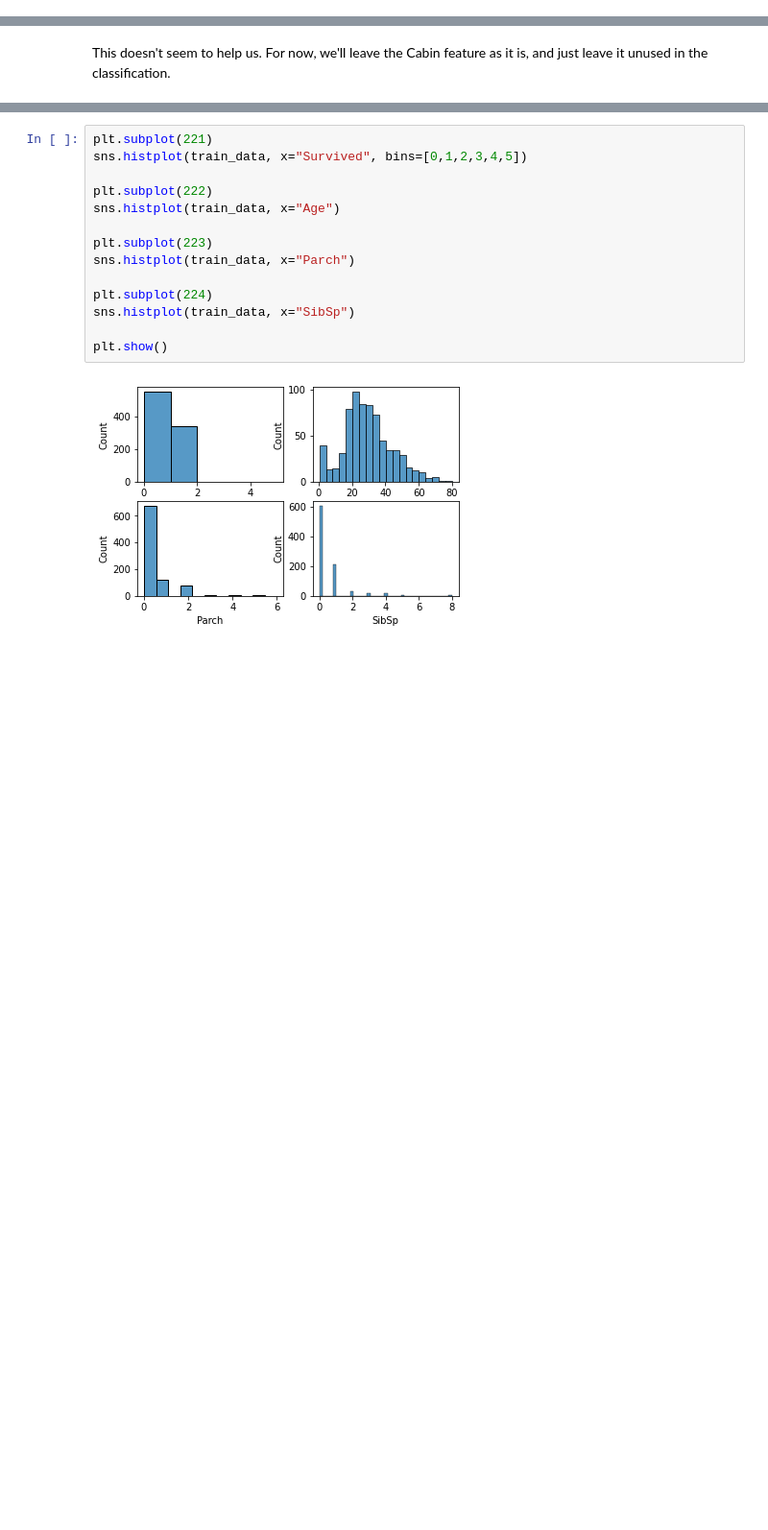
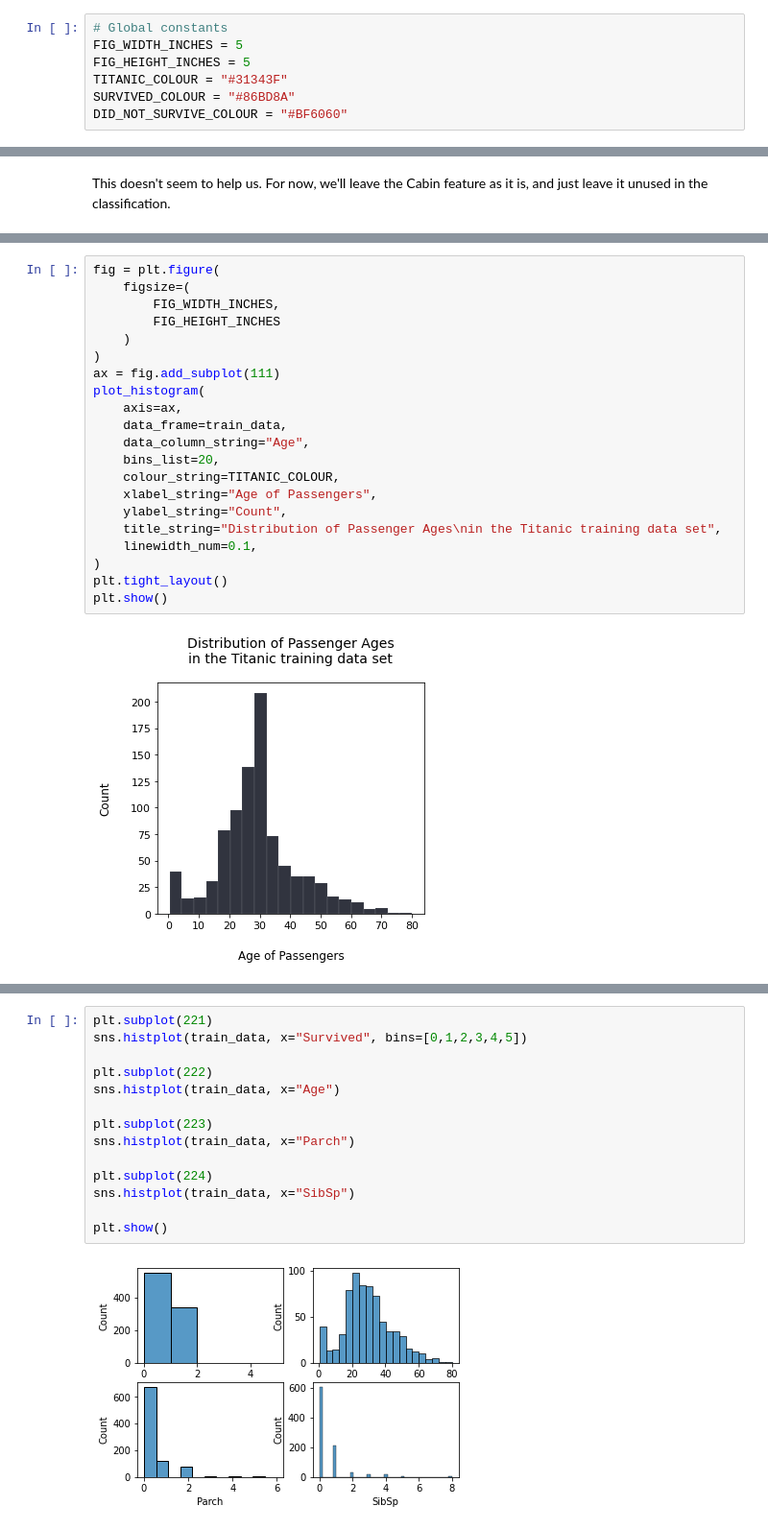
Before and after one commit to pvasudev16/titanic, a Jupyter notebook: titanic.ipynb, the cells around one changed output, grey strips where cells are left out. Shown: that part at 96% size. Drawn from its saved outputs; the diff is of its cells as text; blank space fills up the shorter version.

Commit message:
Add histograms for Age and Pclass to notebook

```diff
--- a/titanic.ipynb
+++ b/titanic.ipynb
@@ -22,3 +23,10 @@ import seaborn as sns #<-- get rid of
+# %%
+# Global constants
+FIG_WIDTH_INCHES = 5
+FIG_HEIGHT_INCHES = 5
+TITANIC_COLOUR = "#31343F"
+SURVIVED_COLOUR = "#86BD8A"
+DID_NOT_SURVIVE_COLOUR = "#BF6060"
 # %%
 # Display options
 
@@ -266,0 +341,23 @@ Age is a continuous variable, so let's make a histogram of it.
+# %%
+fig = plt.figure(
+    figsize=(
+        FIG_WIDTH_INCHES,
+        FIG_HEIGHT_INCHES
+    )
+)
+ax = fig.add_subplot(111)
+plot_histogram(
+    axis=ax,
+    data_frame=train_data,
+    data_column_string="Age",
+    bins_list=20,
+    colour_string=TITANIC_COLOUR,
+    xlabel_string="Age of Passengers",
+    ylabel_string="Count",
+    title_string="Distribution of Passenger Ages\nin the Titanic training data set",
+    linewidth_num=0.1,
+)
+plt.tight_layout()
+plt.show()
+# %% [output]
+[figure, added]
```
Also changed, not shown: parts of 14 cells of this notebook.
